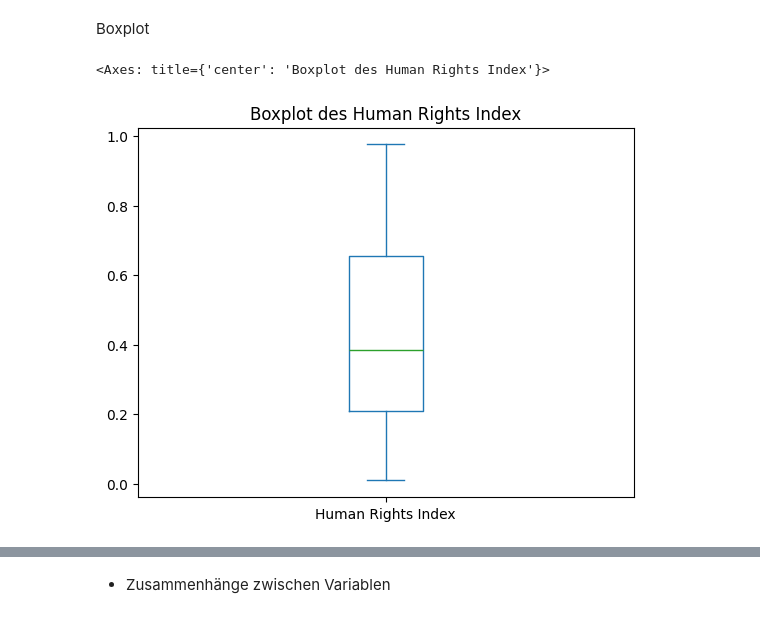
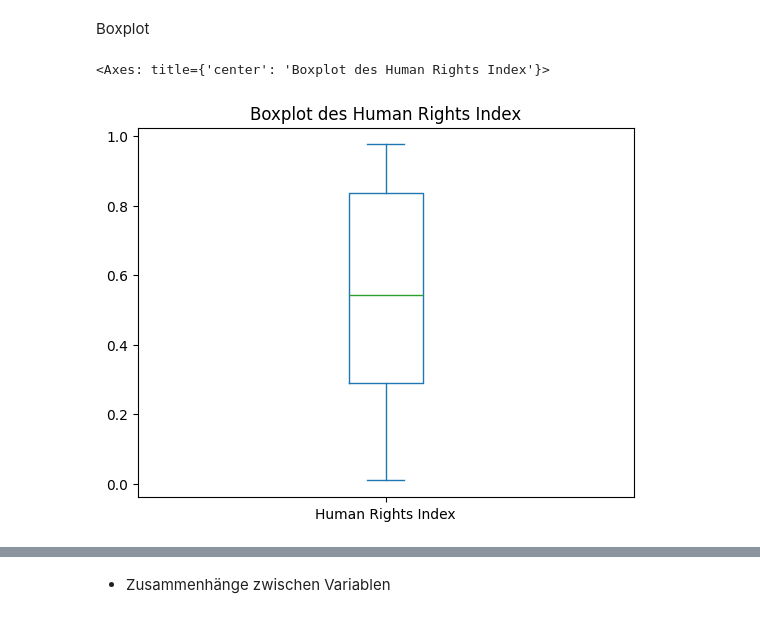
Before and after one commit to haschdav/LN-Python, a Jupyter notebook: LN_Python.ipynb, the cells around one changed output, grey strips where cells are left out. Saved outputs shown, nothing was run; the diff lists cells and outputs as text; code cells hidden in the pictures.

```diff
--- a/LN_Python.ipynb
+++ b/LN_Python.ipynb
@@ -193,9 +193,9 @@ df['Human Rights Index'].plot.hist(
 # %% [markdown]
 Boxplot
 # %%
-df['Human Rights Index'].plot.box(
+df[df["Jahr"].between(1950, 2024)]["Human Rights Index"].plot.box(
     title="Boxplot des Human Rights Index"
 )
 # %% [output]
 <Axes: title={'center': 'Boxplot des Human Rights Index'}>
-[figure, old version]
+[figure, new version]
```
Also changed, not shown: parts of 3 cells of this notebook.
